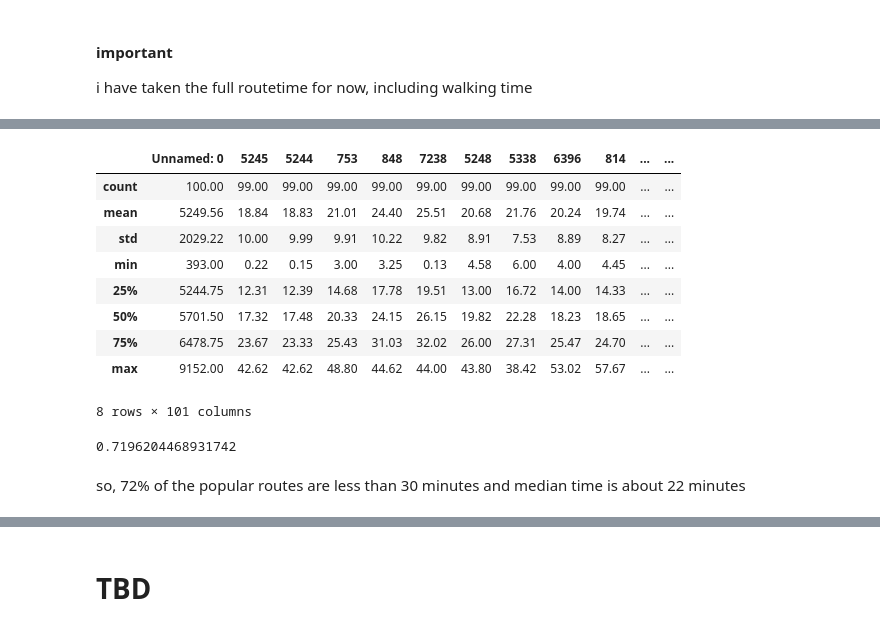
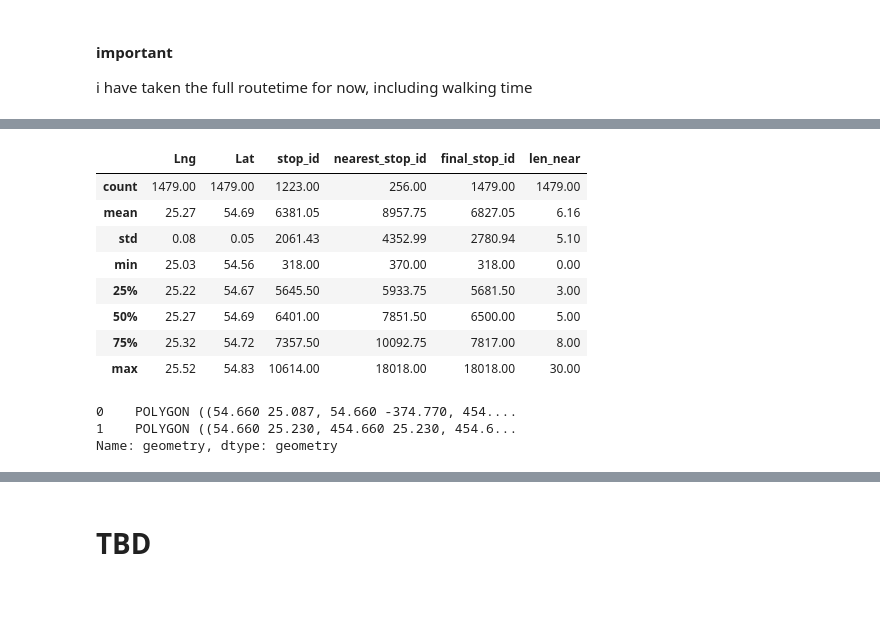
Before and after one commit to pdmsk/transport_ticketing_vilnius, a Jupyter notebook: Vilnius public transport passengers traffic.ipynb, the cells around one changed output, grey strips where cells are left out. Drawn from its saved outputs; the diff is of its cells as text; code cells hidden in the pictures; blank space fills up the shorter version.

```diff
--- a/Vilnius public transport passengers traffic.ipynb
+++ b/Vilnius public transport passengers traffic.ipynb
@@ -630,3 +654,5 @@ stops_dict = pd.read_csv("data\\final_combined_matched_stops.csv")
+# %%
+stops_dict = pd.read_csv('data//stops_dicts_with_average.csv')
 # %%
 stops_dict['Stop number'] = stops_dict['Stop number'].astype(str)
 df['stop_number'] = df['stop_number'].astype(str).str.zfill(4)
@@ -840,20 +1724,54 @@ travel_times_df.head()
 # %%
-travel_times_df.describe()
+stops_dict.describe()
 # %% [output]
-|  | Unnamed: 0 | 5245 | 5244 | 753 | 848 | 7238 | 5248 | 5338 | 6396 | 814 | ... | ... |
-| count | 100.00 | 99.00 | 99.00 | 99.00 | 99.00 | 99.00 | 99.00 | 99.00 | 99.00 | 99.00 | ... | ... |
-| mean | 5249.56 | 18.84 | 18.83 | 21.01 | 24.40 | 25.51 | 20.68 | 21.76 | 20.24 | 19.74 | ... | ... |
-| std | 2029.22 | 10.00 | 9.99 | 9.91 | 10.22 | 9.82 | 8.91 | 7.53 | 8.89 | 8.27 | ... | ... |
-| min | 393.00 | 0.22 | 0.15 | 3.00 | 3.25 | 0.13 | 4.58 | 6.00 | 4.00 | 4.45 | ... | ... |
-| 25% | 5244.75 | 12.31 | 12.39 | 14.68 | 17.78 | 19.51 | 13.00 | 16.72 | 14.00 | 14.33 | ... | ... |
-| 50% | 5701.50 | 17.32 | 17.48 | 20.33 | 24.15 | 26.15 | 19.82 | 22.28 | 18.23 | 18.65 | ... | ... |
-| 75% | 6478.75 | 23.67 | 23.33 | 25.43 | 31.03 | 32.02 | 26.00 | 27.31 | 25.47 | 24.70 | ... | ... |
-| max | 9152.00 | 42.62 | 42.62 | 48.80 | 44.62 | 44.00 | 43.80 | 38.42 | 53.02 | 57.67 | ... | ... |
+|  | Lng | Lat | stop_id | nearest_stop_id | final_stop_id | len_near |
+| count | 1479.00 | 1479.00 | 1223.00 | 256.00 | 1479.00 | 1479.00 |
+| mean | 25.27 | 54.69 | 6381.05 | 8957.75 | 6827.05 | 6.16 |
+| std | 0.08 | 0.05 | 2061.43 | 4352.99 | 2780.94 | 5.10 |
+| min | 25.03 | 54.56 | 318.00 | 370.00 | 318.00 | 0.00 |
+| 25% | 25.22 | 54.67 | 5645.50 | 5933.75 | 5681.50 | 3.00 |
+| 50% | 25.27 | 54.69 | 6401.00 | 7851.50 | 6500.00 | 5.00 |
+| 75% | 25.32 | 54.72 | 7357.50 | 10092.75 | 7817.00 | 8.00 |
+| max | 25.52 | 54.83 | 10614.00 | 18018.00 | 18018.00 | 30.00 |
-8 rows × 101 columns
-# %%
-x = travel_times_df < 30
-x.sum().sum() / 99 ** 2
-# %% [output]
-0.7196204468931742
-# %% [markdown]
-so, 72% of the popular routes are less than 30 minutes and median time is about 22 minutes
+# %%
+from shapely.geometry import Polygon
+import geopandas as gpd
+import numpy as np
+
+# Define grid boundaries
+full_area_bounds = (54.57716, 25.08719, 54.82336, 25.44039)
+city_center_bounds = (54.66, 25.23, 54.72, 25.29)
+
+# Define grid sizes
+large_grid_size = 1000  # 1 km
+small_grid_size = 400  # 400 m
+
+# Helper function to create grid zones
+def create_grid(xmin, ymin, xmax, ymax, width, height):
+    cols = np.arange(xmin, xmax, width)
+    rows = np.arange(ymin, ymax, height)
+    polygons = []
+    for x in cols:
+        for y in rows:
+            polygons.append(Polygon([(x, y), (x+width, y), (x+width, y-height), (x, y-height)]))
+    grid = gpd.GeoDataFrame({'geometry': polygons})
+    return grid
+
+# Create grids
+large_grid = create_grid(*full_area_bounds, large_grid_size, large_grid_size)
+small_grid = create_grid(*city_center_bounds, small_grid_size, small_grid_size)
+
+# Adjust overlapping zones
+full_grid = gpd.overlay(large_grid, small_grid, how='difference')  # Remove small grid area from large grid
+combined_grid = gpd.GeoDataFrame(pd.concat([full_grid, small_grid], ignore_index=True))
+
+# Assigning index to each zone
+combined_grid['zone_index'] = range(1, len(combined_grid) + 1)
+
+# Display the zones with their indices
+zone_details = combined_grid[['geometry', 'zone_index']]
+zone_details
+# %% [output]
+0    POLYGON ((54.660 25.087, 54.660 -374.770, 454....
+1    POLYGON ((54.660 25.230, 454.660 25.230, 454.6...
+Name: geometry, dtype: geometry
```
Also changed, not shown: parts of 109 cells of this notebook, 5 other files.
